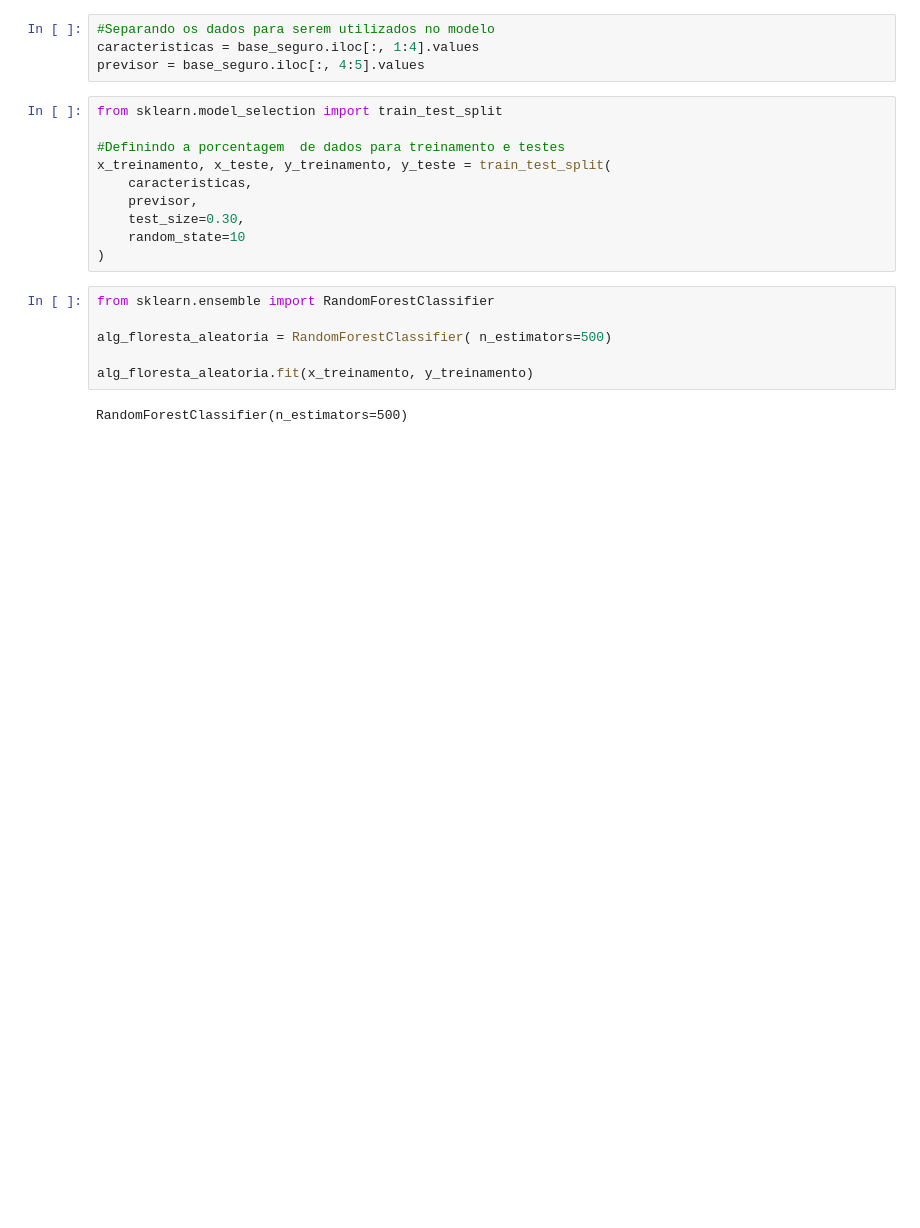
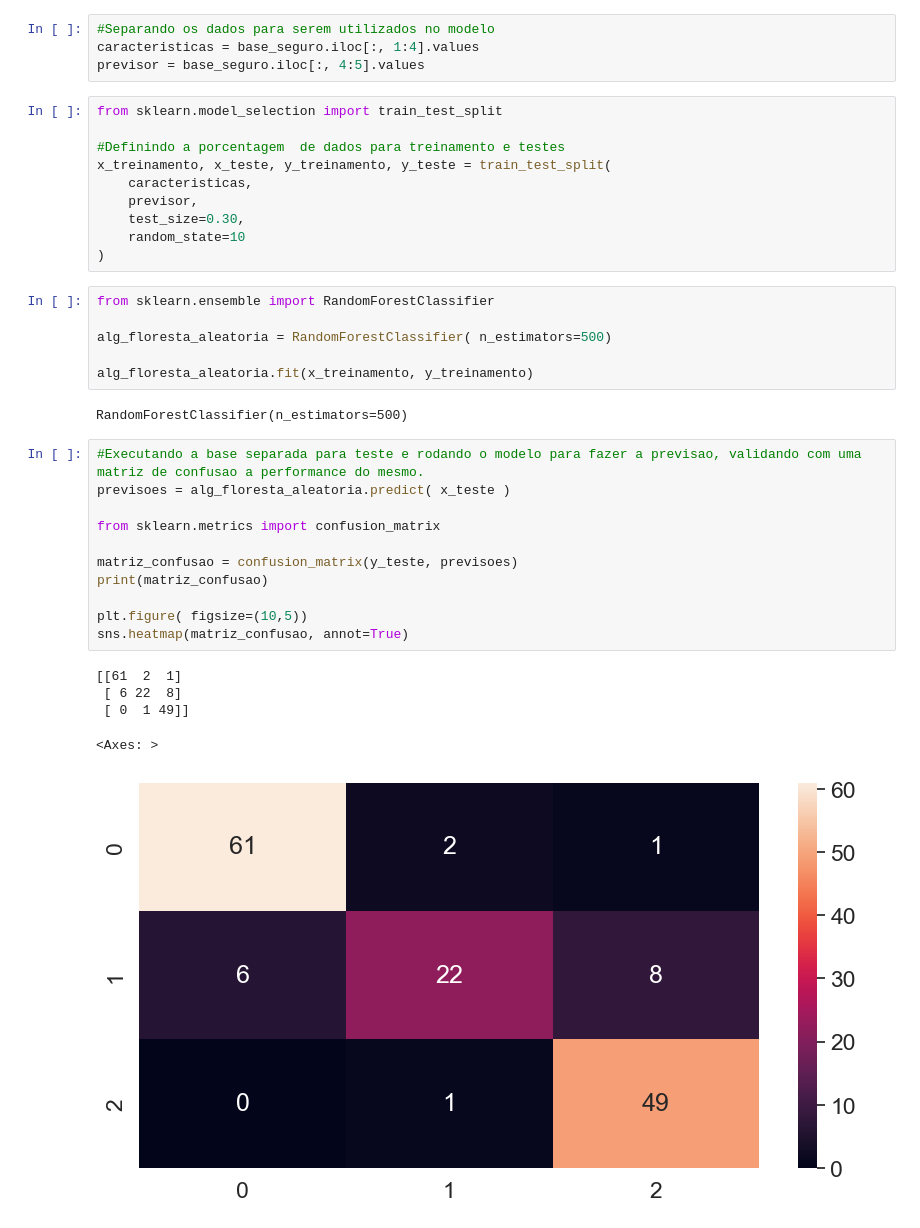
Before and after one commit to Velozo23/ml_random_forest, a Jupyter notebook: ml_rdf_seguradora.ipynb, the cells around one changed output. Drawn from its saved outputs; the diff is of its cells as text; blank space fills up the shorter version.

```diff
--- a/ml_rdf_seguradora.ipynb
+++ b/ml_rdf_seguradora.ipynb
@@ -92,3 +92,20 @@ alg_floresta_aleatoria = RandomForestClassifier( n_estimators=500)
 alg_floresta_aleatoria.fit(x_treinamento, y_treinamento)
 # %% [output]
 RandomForestClassifier(n_estimators=500)
+# %%
+#Executando a base separada para teste e rodando o modelo para fazer a previsao, validando com uma matriz de confusao a performance do mesmo.
+previsoes = alg_floresta_aleatoria.predict( x_teste )
+
+from sklearn.metrics import confusion_matrix
+
+matriz_confusao = confusion_matrix(y_teste, previsoes)
+print(matriz_confusao)
+
+plt.figure( figsize=(10,5))
+sns.heatmap(matriz_confusao, annot=True)
+# %% [output]
+[[61  2  1]
+ [ 6 22  8]
+ [ 0  1 49]]
+<Axes: >
+[figure, added]
```
Also changed, not shown: parts of 4 cells of this notebook.
